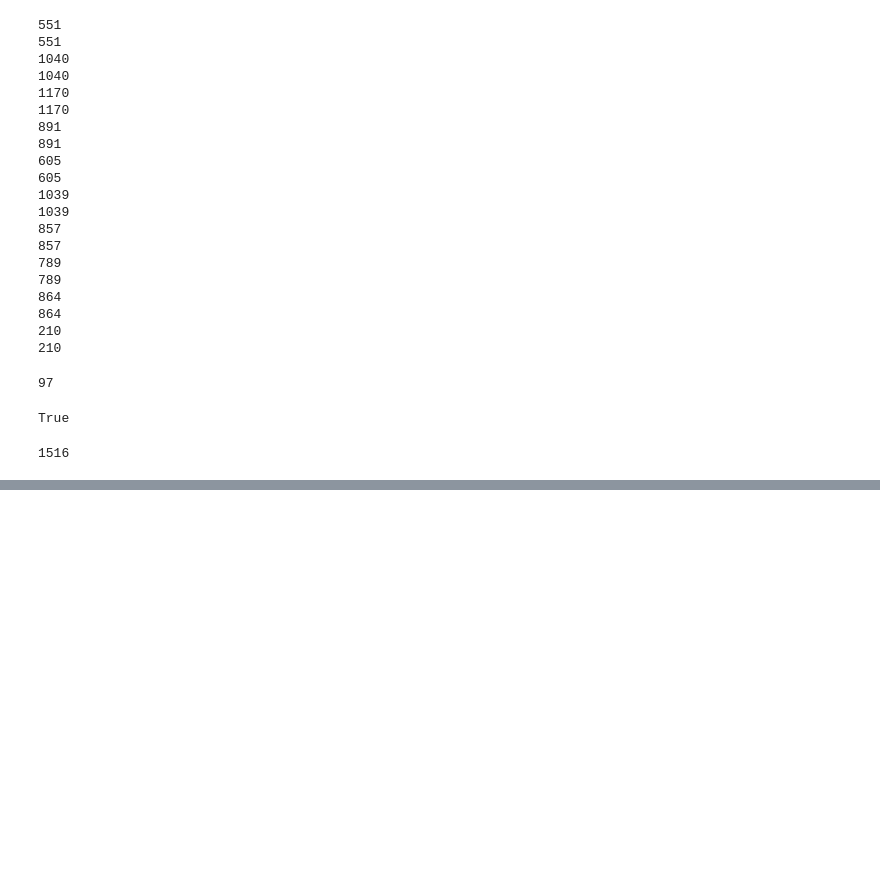
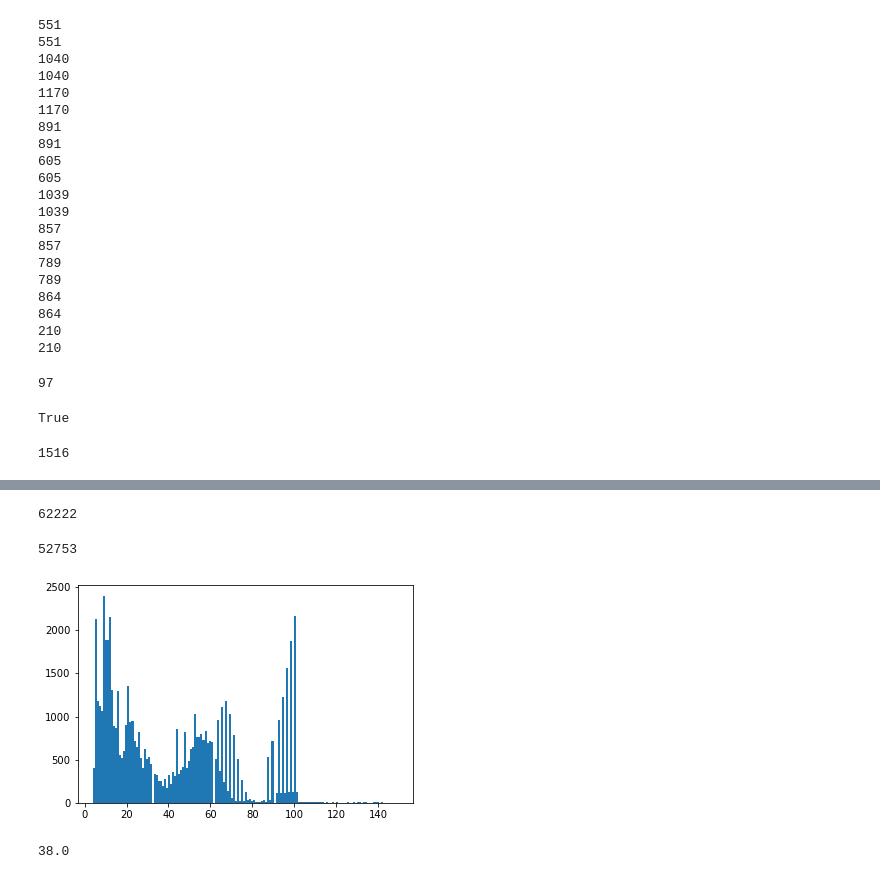
Before and after one commit to pgmikhael/clipzyme, a Jupyter notebook: notebooks/metabio.ipynb, the cells around one changed output, grey strips where cells are left out. Cells and saved outputs as stored; diff of their text form; code cells hidden in the pictures; blank space fills up the shorter version.

```diff
--- a/notebooks/metabio.ipynb
+++ b/notebooks/metabio.ipynb
@@ -1267,0 +1442,39 @@ json.dump(pubchem_targeters, open("/Mounts/rbg-storage1/datasets/Metabo/datasets
+# %%
+r_gt_p = []
+for d in data:
+    if d['split'] != 'test':
+        continue
+    reactants = [Chem.MolFromSmiles(m).GetNumAtoms() for m in d['reactants']]
+    products = [Chem.MolFromSmiles(m).GetNumAtoms() for m in d['products']]
+
+    r_gt_p.append(sum(reactants) >= sum(products))
+    # if sum(reactants) < sum(products):
+    #     break
+# %%
+len(data)
+# %% [output]
+62222
+# %%
+reactants2products = defaultdict(set)
+for d in tqdm(data):
+    rx = '.'.join(sorted(d['reactants'])) + '>>' + d['ec']
+    reactants2products[rx].add(d['products'][0])
+# %%
+len(reactants2products)
+# %% [output]
+52753
+# %%
+sizes = []
+for d in tqdm(data):
+    rs = Chem.MolFromSmiles('.'.join(d['reactants']))
+    ps = Chem.MolFromSmiles('.'.join(d['products']))
+    sizes.append((rs.GetNumAtoms(), ps.GetNumAtoms()))
+# %%
+plt.hist([s[1] for s in sizes if s[1] < 150], bins = 150)
+plt.show()
+# %% [output]
+[figure, added]
+# %%
+np.percentile([s[1] for s in sizes], 50)
+# %% [output]
+38.0
```
Also changed, not shown: parts of 126 cells of this notebook, 4 other files.
